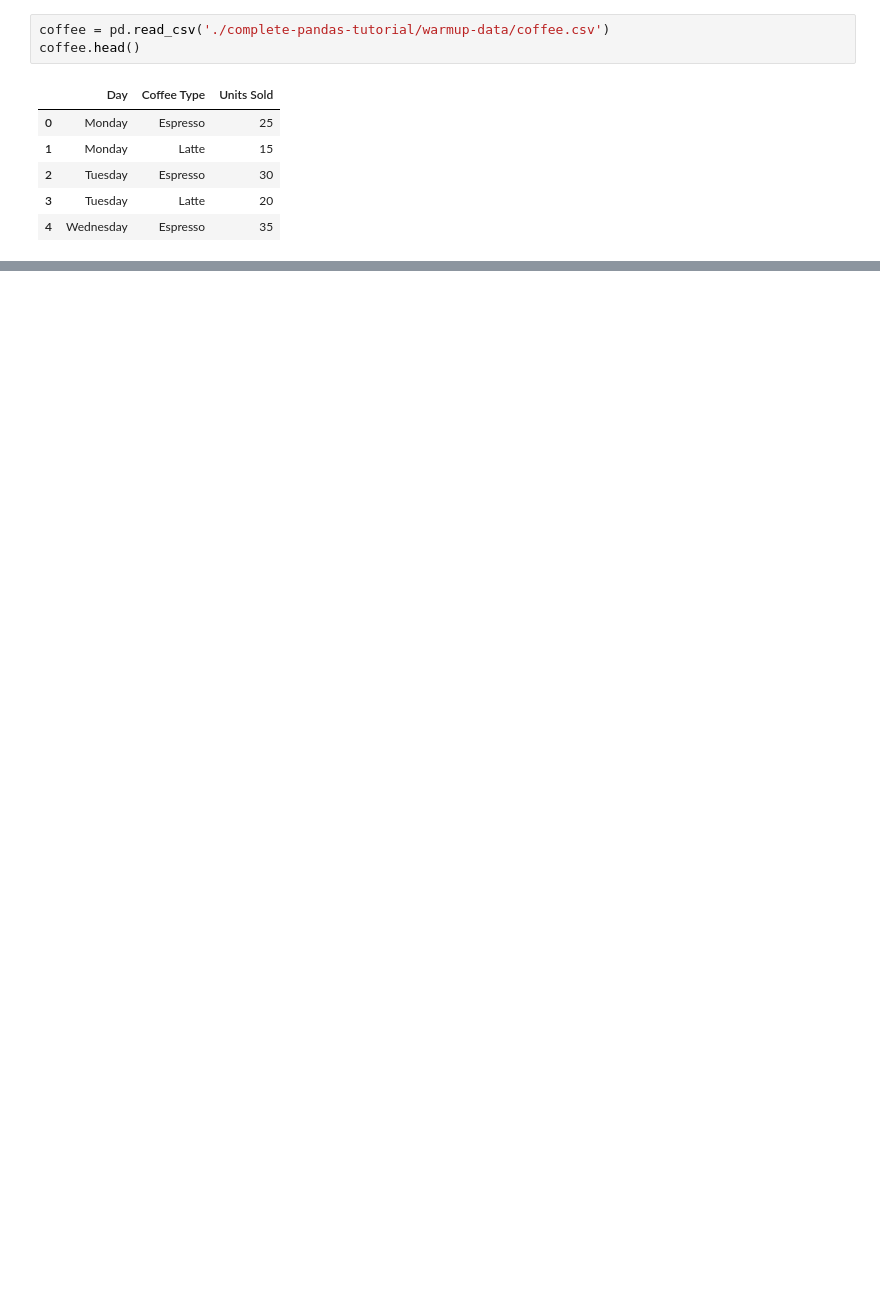
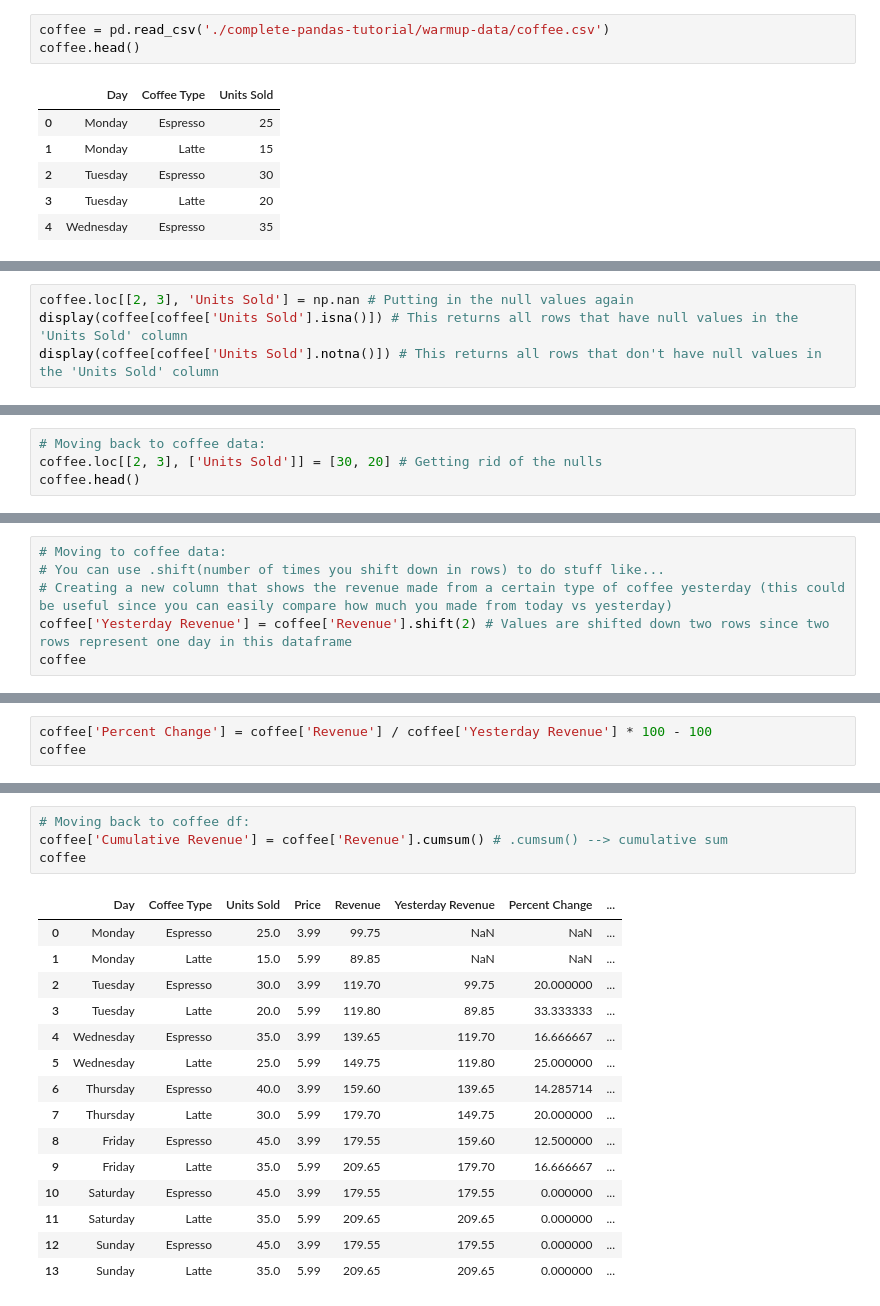
Before and after one commit to GeorgeCrawford15/computational-biology-notebooks, a Jupyter notebook: pandas.ipynb, the cells around one changed output, grey strips where cells are left out. Saved outputs shown, nothing was run; the diff lists cells and outputs as text; blank space fills up the shorter version.

```diff
--- a/pandas.ipynb
+++ b/pandas.ipynb
@@ -83,0 +1034,4 @@ results.head()
+# %%
+coffee.loc[[2, 3], 'Units Sold'] = np.nan # Putting in the null values again
+display(coffee[coffee['Units Sold'].isna()]) # This returns all rows that have null values in the 'Units Sold' column
+display(coffee[coffee['Units Sold'].notna()]) # This returns all rows that don't have null values in the 'Units Sold' column
@@ -83,0 +1102,4 @@ results.head()
+# %%
+# Moving back to coffee data:
+coffee.loc[[2, 3], ['Units Sold']] = [30, 20] # Getting rid of the nulls
+coffee.head()
@@ -83,0 +1228,6 @@ results.head()
+# %%
+# Moving to coffee data:
+# You can use .shift(number of times you shift down in rows) to do stuff like...
+# Creating a new column that shows the revenue made from a certain type of coffee yesterday (this could be useful since you can easily compare how much you made from today vs yesterday)
+coffee['Yesterday Revenue'] = coffee['Revenue'].shift(2) # Values are shifted down two rows since two rows represent one day in this dataframe
+coffee
@@ -83,0 +1250,3 @@ results.head()
+# %%
+coffee['Percent Change'] = coffee['Revenue'] / coffee['Yesterday Revenue'] * 100 - 100
+coffee
@@ -83,0 +1289,20 @@ results.head()
+# %%
+# Moving back to coffee df:
+coffee['Cumulative Revenue'] = coffee['Revenue'].cumsum() # .cumsum() --> cumulative sum
+coffee
+# %% [output]
+|  | Day | Coffee Type | Units Sold | Price | Revenue | Yesterday Revenue | Percent Change | ... |
+| 0 | Monday | Espresso | 25.0 | 3.99 | 99.75 | NaN | NaN | ... |
+| 1 | Monday | Latte | 15.0 | 5.99 | 89.85 | NaN | NaN | ... |
+| 2 | Tuesday | Espresso | 30.0 | 3.99 | 119.70 | 99.75 | 20.000000 | ... |
+| 3 | Tuesday | Latte | 20.0 | 5.99 | 119.80 | 89.85 | 33.333333 | ... |
+| 4 | Wednesday | Espresso | 35.0 | 3.99 | 139.65 | 119.70 | 16.666667 | ... |
+| 5 | Wednesday | Latte | 25.0 | 5.99 | 149.75 | 119.80 | 25.000000 | ... |
+| 6 | Thursday | Espresso | 40.0 | 3.99 | 159.60 | 139.65 | 14.285714 | ... |
+| 7 | Thursday | Latte | 30.0 | 5.99 | 179.70 | 149.75 | 20.000000 | ... |
+| 8 | Friday | Espresso | 45.0 | 3.99 | 179.55 | 159.60 | 12.500000 | ... |
+| 9 | Friday | Latte | 35.0 | 5.99 | 209.65 | 179.70 | 16.666667 | ... |
+| 10 | Saturday | Espresso | 45.0 | 3.99 | 179.55 | 179.55 | 0.000000 | ... |
+| 11 | Saturday | Latte | 35.0 | 5.99 | 209.65 | 209.65 | 0.000000 | ... |
+| 12 | Sunday | Espresso | 45.0 | 3.99 | 179.55 | 179.55 | 0.000000 | ... |
+| 13 | Sunday | Latte | 35.0 | 5.99 | 209.65 | 209.65 | 0.000000 | ... |
```
Also changed, not shown: parts of 99 cells of this notebook, 1 other file.
